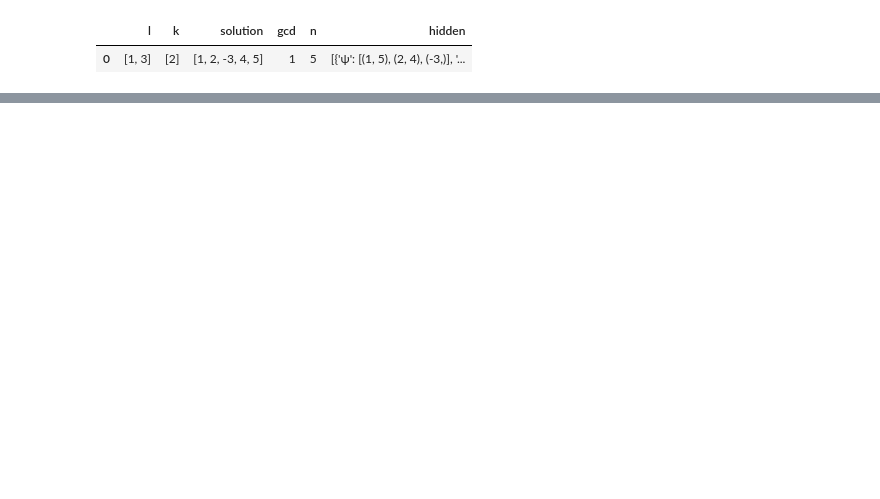
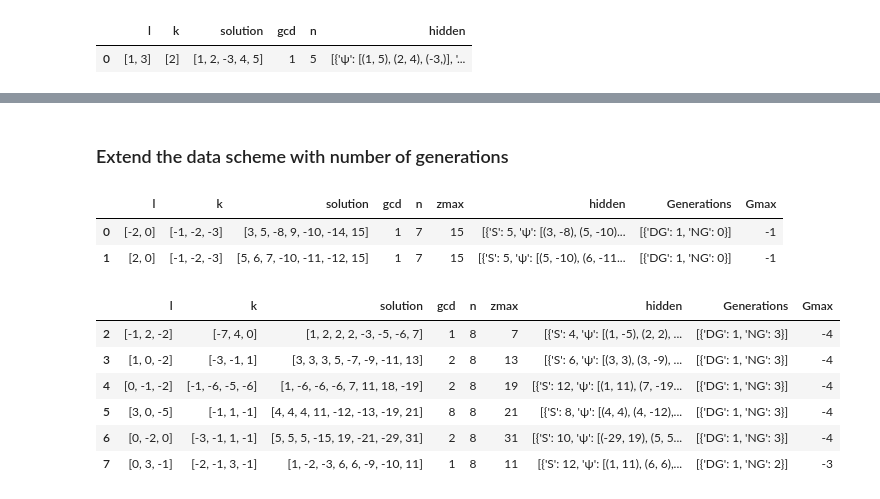
Before and after one commit to restrepo/Advanced_Computation, a Jupyter notebook: Data_Analysis.ipynb, the cells around one changed output, grey strips where cells are left out. Cells and saved outputs as stored; diff of their text form; code cells hidden in the pictures; blank space fills up the shorter version.

```diff
--- a/Data_Analysis.ipynb
+++ b/Data_Analysis.ipynb
@@ -237,0 +243,20 @@ for y in x[0:n]:
+# %% [markdown]
+### Extend the data scheme with number of generations
+# %%
+def get_Dirac_and_Majorana_generations(l,h):
+    g=[]
+    dgmax=0
+    mgmax=0
+    for idx in range(len(h)):
+        for x,y in h[idx].get('ψ'):
+            if x!=y and l.count(x)>dgmax and l.count(y)==l.count(x):
+                    dgmax=l.count(x)
+            if x==y and l.count(x)>mgmax:
+                    mgmax=l.count(x)
+        g.append({'DG':dgmax,'NG':mgmax})
+    return g
+l=[2, 2, -3, 15, 15, -17, -17, -17, 20]
+h=[{'S': 17, 'ψ': [(2, 15), (20, -3)]}]
+assert get_Dirac_and_Majorana_generations(l,h)==[{'DG': 2, 'NG': 0}]
+# %%
+hs['Generations']=hs.apply(lambda row: get_Dirac_and_Majorana_generations(row['solution'],row['hidden']),axis='columns')
@@ -237,0 +265,20 @@ for y in x[0:n]:
+# %%
+hs['Gmax']=-hs['Generations'].str[0].apply(lambda d: sum(d.values()))
+# %%
+hs=hs.sort_values(['n','Gmax']).reset_index(drop=True)
+# %%
+hs[hs['n']==7]
+# %% [output]
+|  | l | k | solution | gcd | n | zmax | hidden | Generations | Gmax |
+| 0 | [-2, 0] | [-1, -2, -3] | [3, 5, -8, 9, -10, -14, 15] | 1 | 7 | 15 | [{'S': 5, 'ψ': [(3, -8), (5, -10)... | [{'DG': 1, 'NG': 0}] | -1 |
+| 1 | [2, 0] | [-1, -2, -3] | [5, 6, 7, -10, -11, -12, 15] | 1 | 7 | 15 | [{'S': 5, 'ψ': [(5, -10), (6, -11... | [{'DG': 1, 'NG': 0}] | -1 |
+# %%
+hs[hs['n']==8][:6]
+# %% [output]
+|  | l | k | solution | gcd | n | zmax | hidden | Generations | Gmax |
+| 2 | [-1, 2, -2] | [-7, 4, 0] | [1, 2, 2, 2, -3, -5, -6, 7] | 1 | 8 | 7 | [{'S': 4, 'ψ': [(1, -5), (2, 2), ... | [{'DG': 1, 'NG': 3}] | -4 |
+| 3 | [1, 0, -2] | [-3, -1, 1] | [3, 3, 3, 5, -7, -9, -11, 13] | 2 | 8 | 13 | [{'S': 6, 'ψ': [(3, 3), (3, -9), ... | [{'DG': 1, 'NG': 3}] | -4 |
+| 4 | [0, -1, -2] | [-1, -6, -5, -6] | [1, -6, -6, -6, 7, 11, 18, -19] | 2 | 8 | 19 | [{'S': 12, 'ψ': [(1, 11), (7, -19... | [{'DG': 1, 'NG': 3}] | -4 |
+| 5 | [3, 0, -5] | [-1, 1, -1] | [4, 4, 4, 11, -12, -13, -19, 21] | 8 | 8 | 21 | [{'S': 8, 'ψ': [(4, 4), (4, -12),... | [{'DG': 1, 'NG': 3}] | -4 |
+| 6 | [0, -2, 0] | [-3, -1, 1, -1] | [5, 5, 5, -15, 19, -21, -29, 31] | 2 | 8 | 31 | [{'S': 10, 'ψ': [(-29, 19), (5, 5... | [{'DG': 1, 'NG': 3}] | -4 |
+| 7 | [0, 3, -1] | [-2, -1, 3, -1] | [1, -2, -3, 6, 6, -9, -10, 11] | 1 | 8 | 11 | [{'S': 12, 'ψ': [(1, 11), (6, 6),... | [{'DG': 1, 'NG': 2}] | -3 |
```
Also changed, not shown: parts of 51 cells of this notebook, 1 other file.
